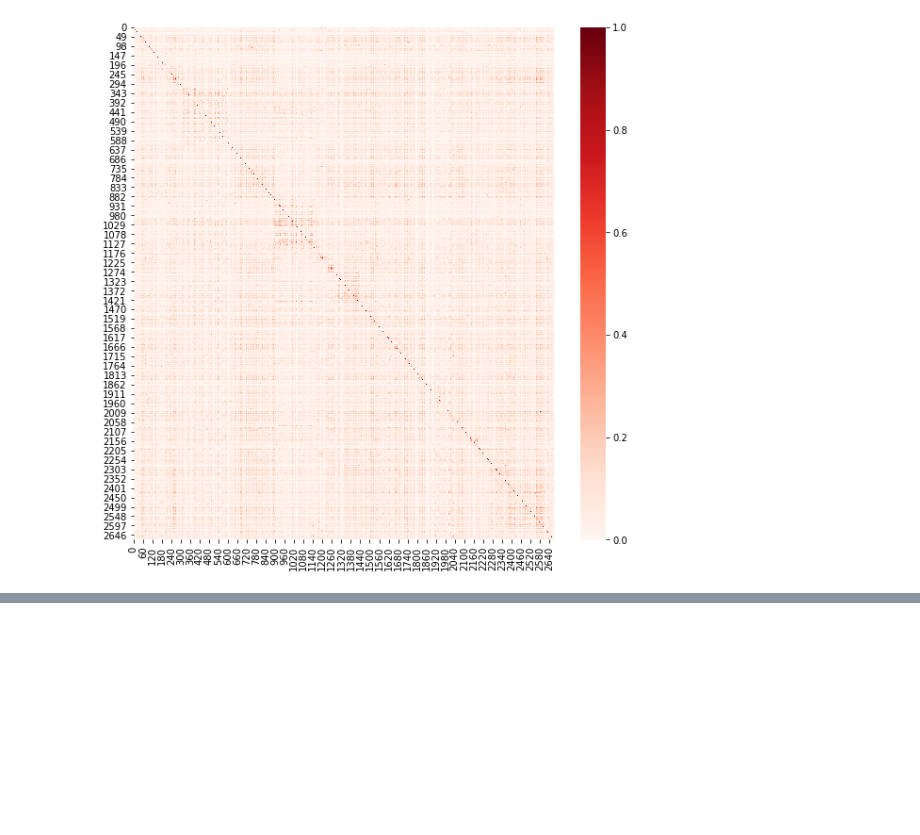
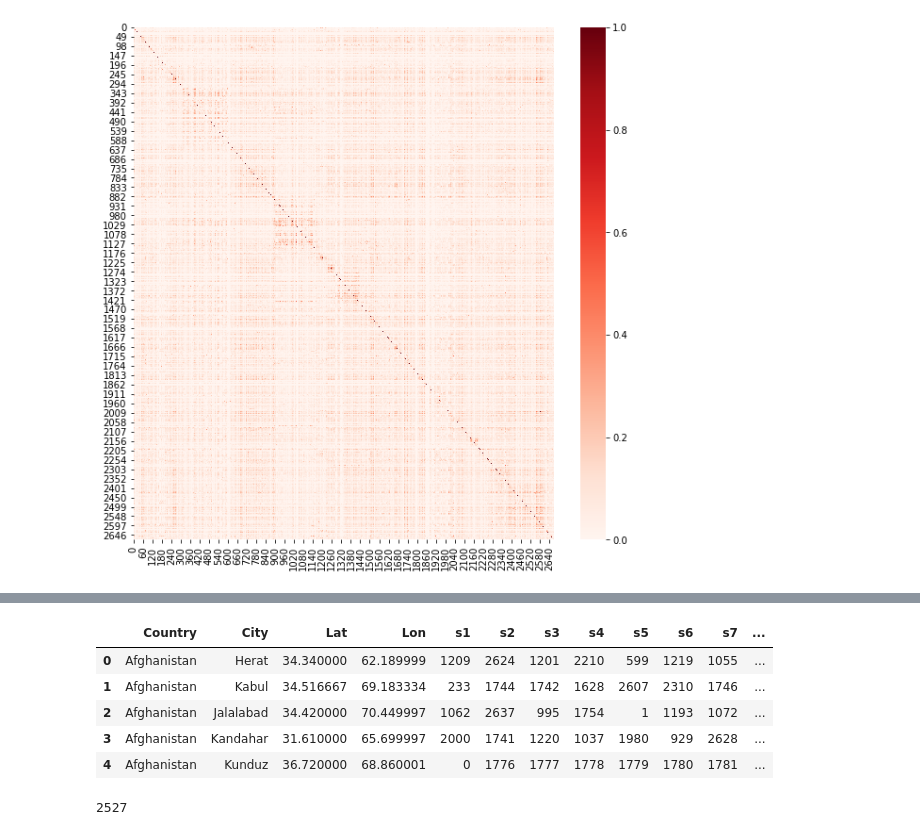
Before and after one commit to sq2141/city-discovery, a Jupyter notebook: cities_text_NLP.ipynb, the cells around one changed output, grey strips where cells are left out. Cells and saved outputs as stored; diff of their text form; code cells hidden in the pictures; blank space fills up the shorter version.

```diff
--- a/cities_text_NLP.ipynb
+++ b/cities_text_NLP.ipynb
@@ -243,0 +258,9 @@ cities.shape
+# %%
+cities_narrow_top10.head()
+# %% [output]
+|  | Country | City | Lat | Lon | s1 | s2 | s3 | s4 | s5 | s6 | s7 | ... |
+| 0 | Afghanistan | Herat | 34.340000 | 62.189999 | 1209 | 2624 | 1201 | 2210 | 599 | 1219 | 1055 | ... |
+| 1 | Afghanistan | Kabul | 34.516667 | 69.183334 | 233 | 1744 | 1742 | 1628 | 2607 | 2310 | 1746 | ... |
+| 2 | Afghanistan | Jalalabad | 34.420000 | 70.449997 | 1062 | 2637 | 995 | 1754 | 1 | 1193 | 1072 | ... |
+| 3 | Afghanistan | Kandahar | 31.610000 | 65.699997 | 2000 | 1741 | 1220 | 1037 | 1980 | 929 | 2628 | ... |
+| 4 | Afghanistan | Kunduz | 36.720000 | 68.860001 | 0 | 1776 | 1777 | 1778 | 1779 | 1780 | 1781 | ... |
@@ -243,0 +272,4 @@ cities.shape
+# %%
+input_index
+# %% [output]
+2527
```
Also changed, not shown: parts of 17 cells of this notebook, 5 other files.
